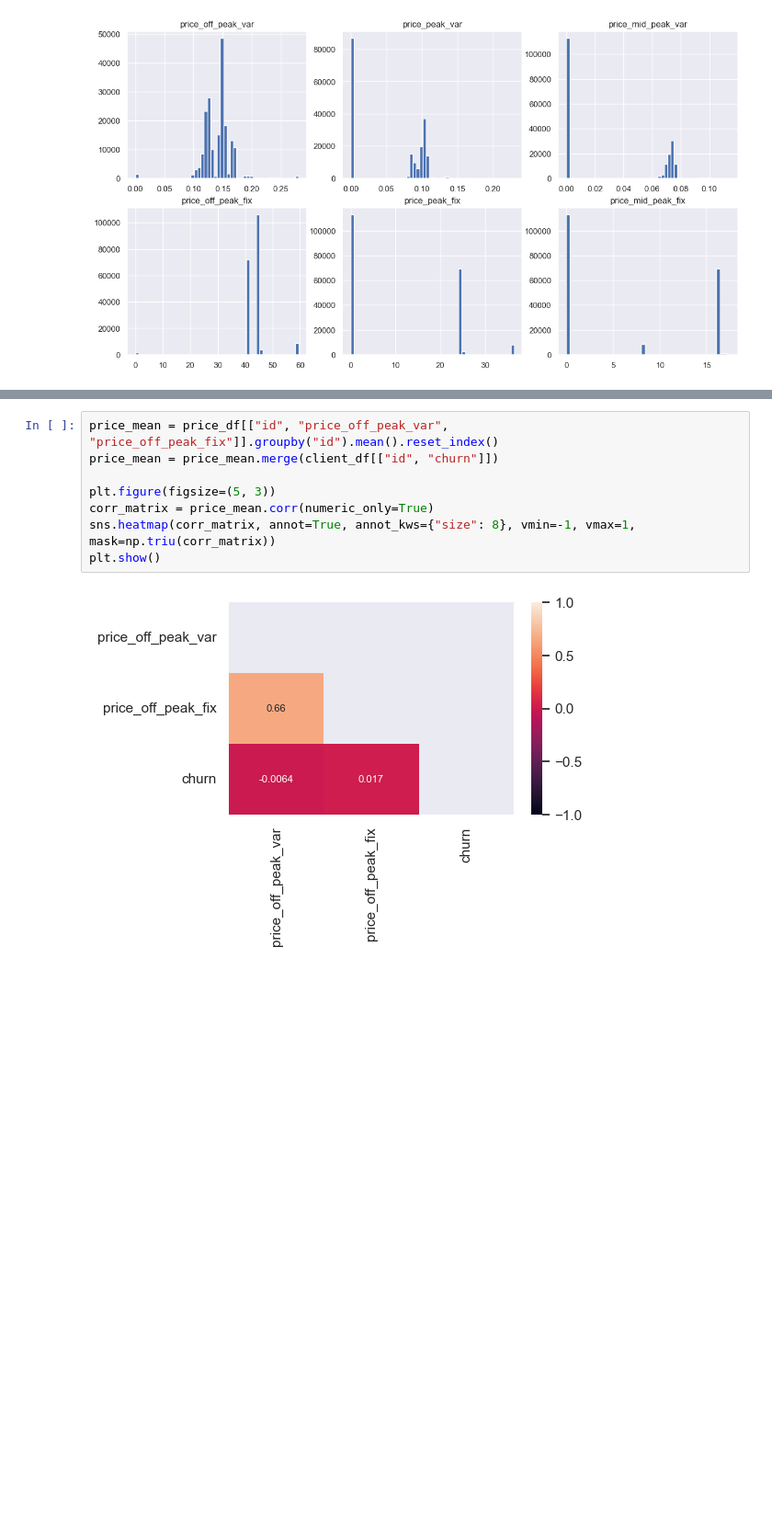
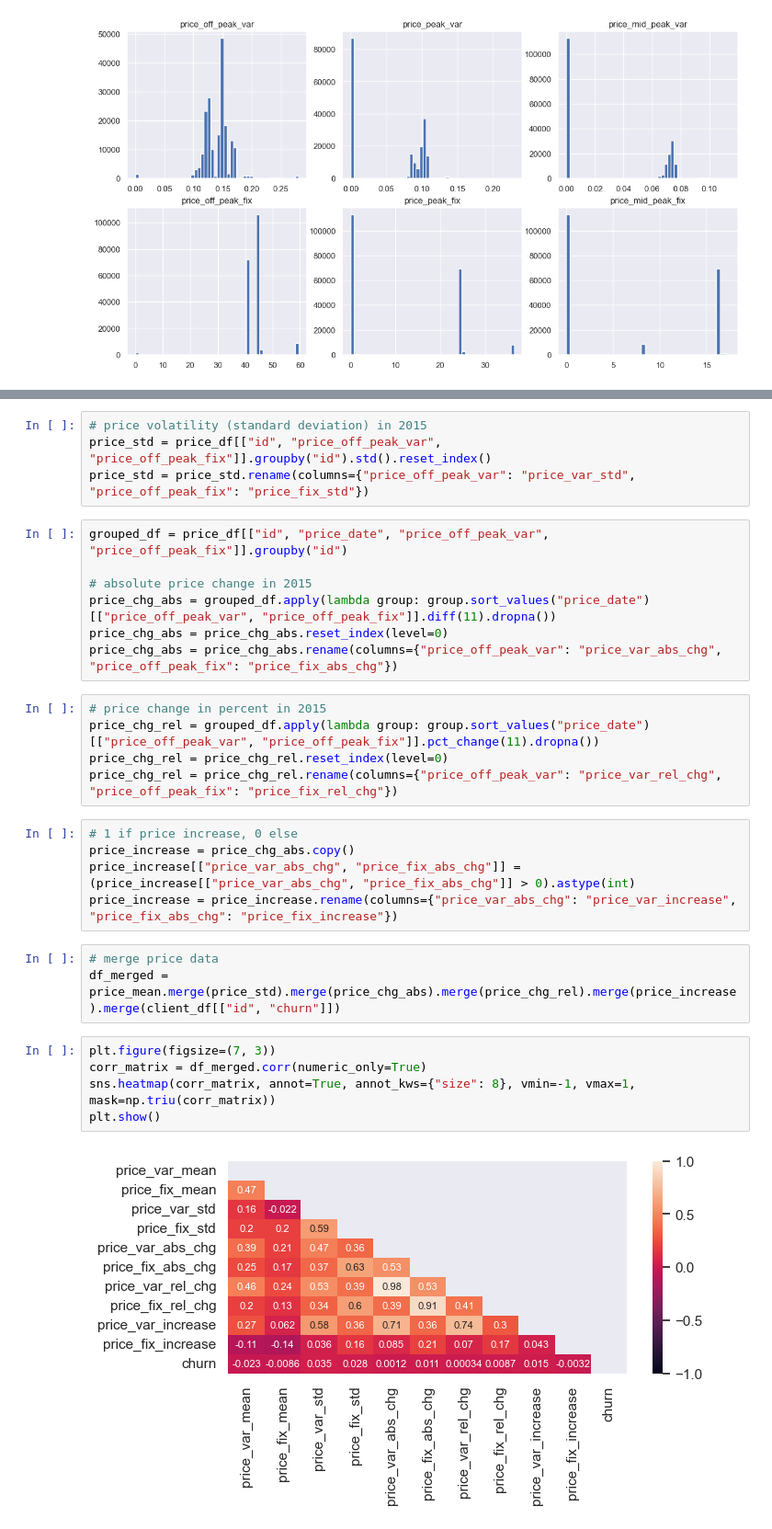
Before and after one commit to aoberfoell/BCG, a Jupyter notebook: Task 2 - Exploratory Data Analysis/task_2_exploratory_data_analysis.ipynb, the cells around one changed output, grey strips where cells are left out. Shown at 92% size. Cells and saved outputs as stored; diff of their text form; blank space fills up the shorter version.

```diff
--- a/Task 2 - Exploratory Data Analysis/task_2_exploratory_data_analysis.ipynb
+++ b/Task 2 - Exploratory Data Analysis/task_2_exploratory_data_analysis.ipynb
@@ -356,10 +459,31 @@ plt.show()
+# %%
+# price volatility (standard deviation) in 2015
+price_std = price_df[["id", "price_off_peak_var", "price_off_peak_fix"]].groupby("id").std().reset_index()
+price_std = price_std.rename(columns={"price_off_peak_var": "price_var_std", "price_off_peak_fix": "price_fix_std"})
+# %%
+grouped_df = price_df[["id", "price_date", "price_off_peak_var", "price_off_peak_fix"]].groupby("id")
+
+# absolute price change in 2015
+price_chg_abs = grouped_df.apply(lambda group: group.sort_values("price_date")[["price_off_peak_var", "price_off_peak_fix"]].diff(11).dropna())
+price_chg_abs = price_chg_abs.reset_index(level=0)
+price_chg_abs = price_chg_abs.rename(columns={"price_off_peak_var": "price_var_abs_chg", "price_off_peak_fix": "price_fix_abs_chg"})
+# %%
+# price change in percent in 2015
+price_chg_rel = grouped_df.apply(lambda group: group.sort_values("price_date")[["price_off_peak_var", "price_off_peak_fix"]].pct_change(11).dropna())
+price_chg_rel = price_chg_rel.reset_index(level=0)
+price_chg_rel = price_chg_rel.rename(columns={"price_off_peak_var": "price_var_rel_chg", "price_off_peak_fix": "price_fix_rel_chg"})
+# %%
+# 1 if price increase, 0 else
+price_increase = price_chg_abs.copy()
+price_increase[["price_var_abs_chg", "price_fix_abs_chg"]] = (price_increase[["price_var_abs_chg", "price_fix_abs_chg"]] > 0).astype(int)
+price_increase = price_increase.rename(columns={"price_var_abs_chg": "price_var_increase", "price_fix_abs_chg": "price_fix_increase"})
+# %%
+# merge price data
+df_merged = price_mean.merge(price_std).merge(price_chg_abs).merge(price_chg_rel).merge(price_increase).merge(client_df[["id", "churn"]])
 # %%
-price_mean = price_df[["id", "price_off_peak_var", "price_off_peak_fix"]].groupby("id").mean().reset_index()
-price_mean = price_mean.merge(client_df[["id", "churn"]])
-
-plt.figure(figsize=(5, 3))
-corr_matrix = price_mean.corr(numeric_only=True)
+plt.figure(figsize=(7, 3))
+corr_matrix = df_merged.corr(numeric_only=True)
 sns.heatmap(corr_matrix, annot=True, annot_kws={"size": 8}, vmin=-1, vmax=1, mask=np.triu(corr_matrix))
 plt.show()
 # %% [output]
-[figure, old version]
+[figure, new version]
```
Also changed, not shown: parts of 66 cells of this notebook, 2 other files.
